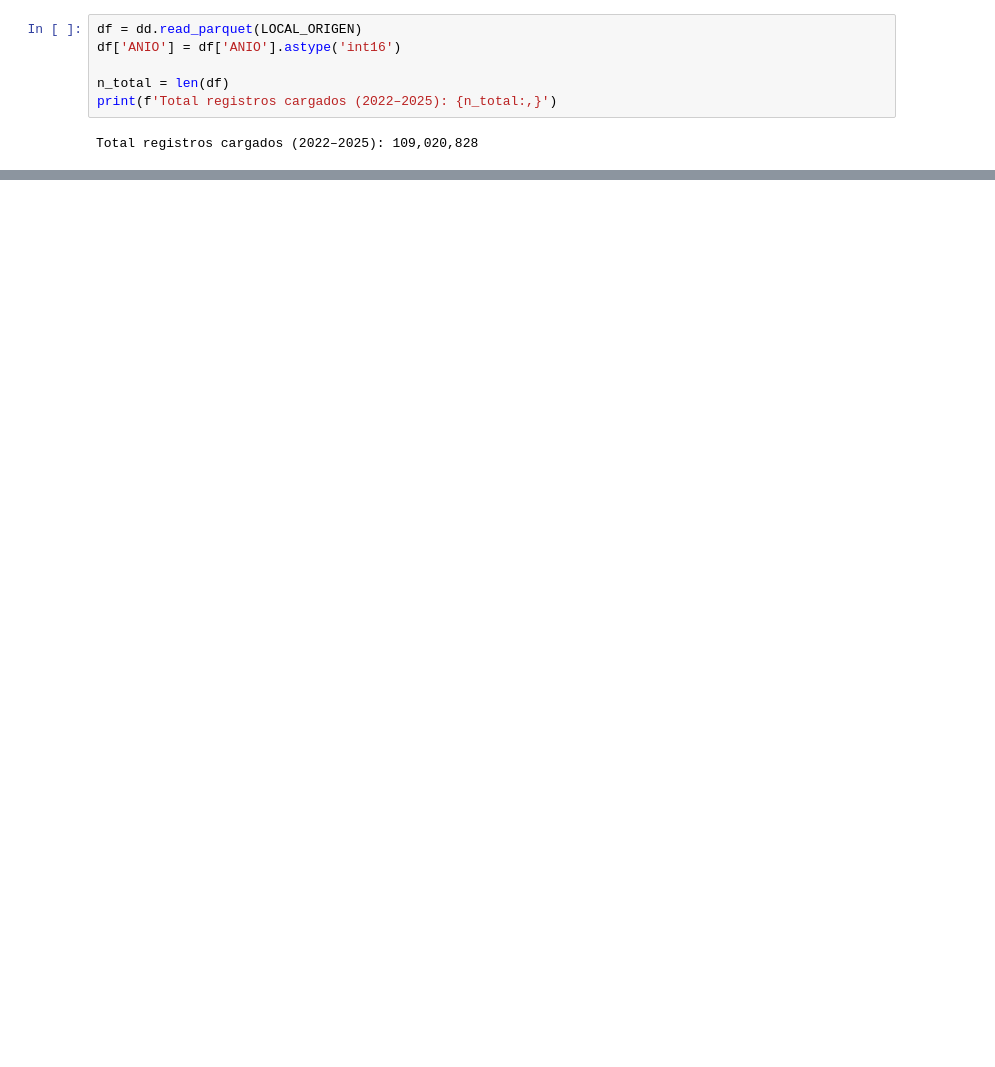
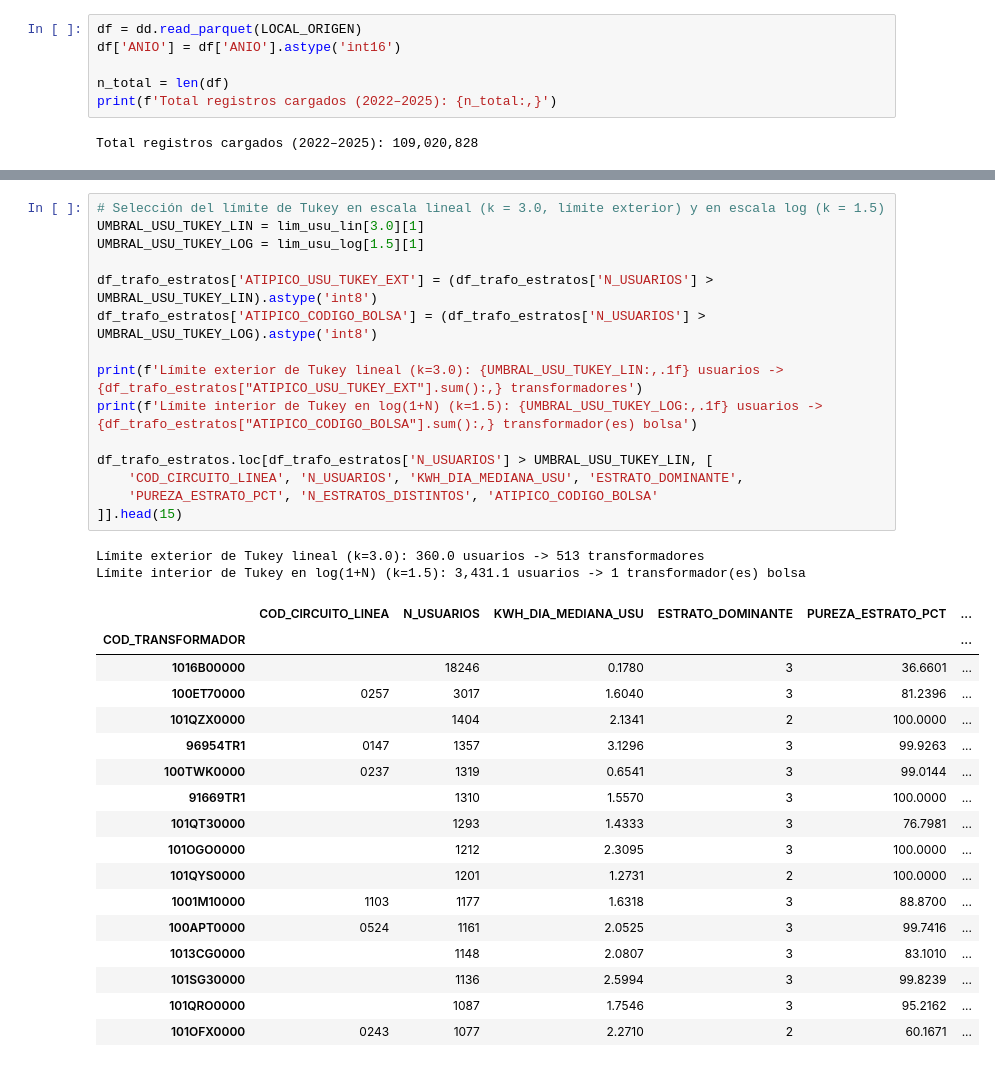
Before and after one commit to ssergio740/Notebooks-Trabajo-de-Grado, a Jupyter notebook: 3_Modelado_Categoricas.ipynb, the cells around one changed output, grey strips where cells are left out. Drawn from its saved outputs; the diff is of its cells as text; blank space fills up the shorter version.

```diff
--- a/3_Modelado_Categoricas.ipynb
+++ b/3_Modelado_Categoricas.ipynb
@@ -988,0 +542,35 @@ Catálogos y DataFrames exportados exitosamente en: /content/drive/MyDrive/Super
+# %%
+# Selección del límite de Tukey en escala lineal (k = 3.0, límite exterior) y en escala log (k = 1.5)
+UMBRAL_USU_TUKEY_LIN = lim_usu_lin[3.0][1]
+UMBRAL_USU_TUKEY_LOG = lim_usu_log[1.5][1]
+
+df_trafo_estratos['ATIPICO_USU_TUKEY_EXT'] = (df_trafo_estratos['N_USUARIOS'] > UMBRAL_USU_TUKEY_LIN).astype('int8')
+df_trafo_estratos['ATIPICO_CODIGO_BOLSA'] = (df_trafo_estratos['N_USUARIOS'] > UMBRAL_USU_TUKEY_LOG).astype('int8')
+
+print(f'Límite exterior de Tukey lineal (k=3.0): {UMBRAL_USU_TUKEY_LIN:,.1f} usuarios -> {df_trafo_estratos["ATIPICO_USU_TUKEY_EXT"].sum():,} transformadores')
+print(f'Límite interior de Tukey en log(1+N) (k=1.5): {UMBRAL_USU_TUKEY_LOG:,.1f} usuarios -> {df_trafo_estratos["ATIPICO_CODIGO_BOLSA"].sum():,} transformador(es) bolsa')
+
+df_trafo_estratos.loc[df_trafo_estratos['N_USUARIOS'] > UMBRAL_USU_TUKEY_LIN, [
+    'COD_CIRCUITO_LINEA', 'N_USUARIOS', 'KWH_DIA_MEDIANA_USU', 'ESTRATO_DOMINANTE',
+    'PUREZA_ESTRATO_PCT', 'N_ESTRATOS_DISTINTOS', 'ATIPICO_CODIGO_BOLSA'
+]].head(15)
+# %% [output]
+Límite exterior de Tukey lineal (k=3.0): 360.0 usuarios -> 513 transformadores
+Límite interior de Tukey en log(1+N) (k=1.5): 3,431.1 usuarios -> 1 transformador(es) bolsa
+|  | COD_CIRCUITO_LINEA | N_USUARIOS | KWH_DIA_MEDIANA_USU | ESTRATO_DOMINANTE | PUREZA_ESTRATO_PCT | ... |
+| COD_TRANSFORMADOR |  |  |  |  |  | ... |
+| 1016B00000 |  | 18246 | 0.1780 | 3 | 36.6601 | ... |
+| 100ET70000 | 0257 | 3017 | 1.6040 | 3 | 81.2396 | ... |
+| 101QZX0000 |  | 1404 | 2.1341 | 2 | 100.0000 | ... |
+| 96954TR1 | 0147 | 1357 | 3.1296 | 3 | 99.9263 | ... |
+| 100TWK0000 | 0237 | 1319 | 0.6541 | 3 | 99.0144 | ... |
+| 91669TR1 |  | 1310 | 1.5570 | 3 | 100.0000 | ... |
+| 101QT30000 |  | 1293 | 1.4333 | 3 | 76.7981 | ... |
+| 101OGO0000 |  | 1212 | 2.3095 | 3 | 100.0000 | ... |
+| 101QYS0000 |  | 1201 | 1.2731 | 2 | 100.0000 | ... |
+| 1001M10000 | 1103 | 1177 | 1.6318 | 3 | 88.8700 | ... |
+| 100APT0000 | 0524 | 1161 | 2.0525 | 3 | 99.7416 | ... |
+| 1013CG0000 |  | 1148 | 2.0807 | 3 | 83.1010 | ... |
+| 101SG30000 |  | 1136 | 2.5994 | 3 | 99.8239 | ... |
+| 101QRO0000 |  | 1087 | 1.7546 | 3 | 95.2162 | ... |
+| 101OFX0000 | 0243 | 1077 | 2.2710 | 2 | 60.1671 | ... |
```
Also changed, not shown: parts of 75 cells of this notebook.
